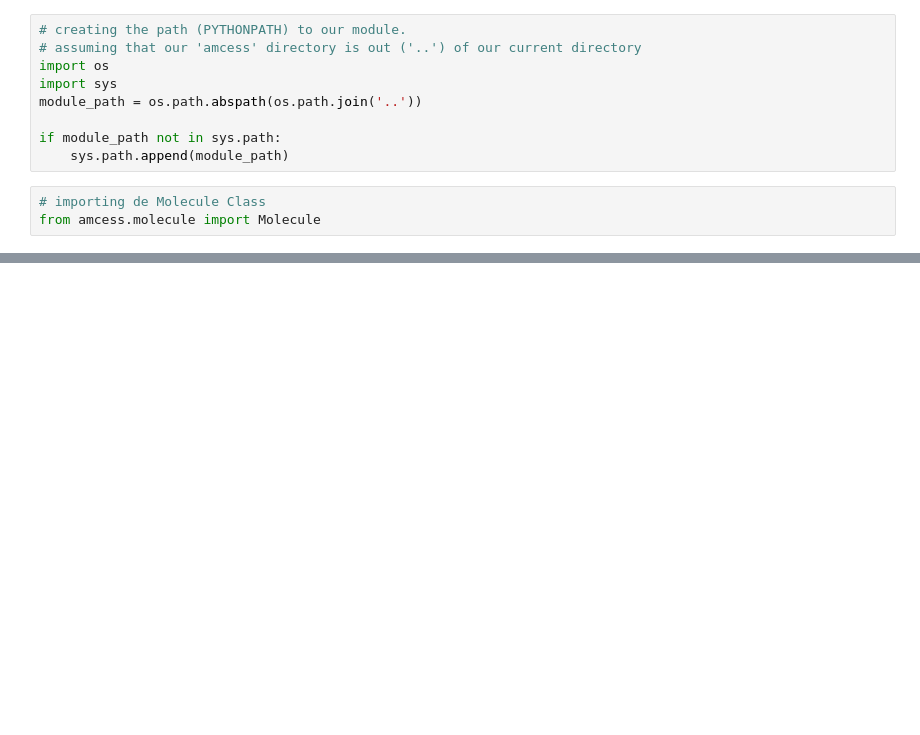
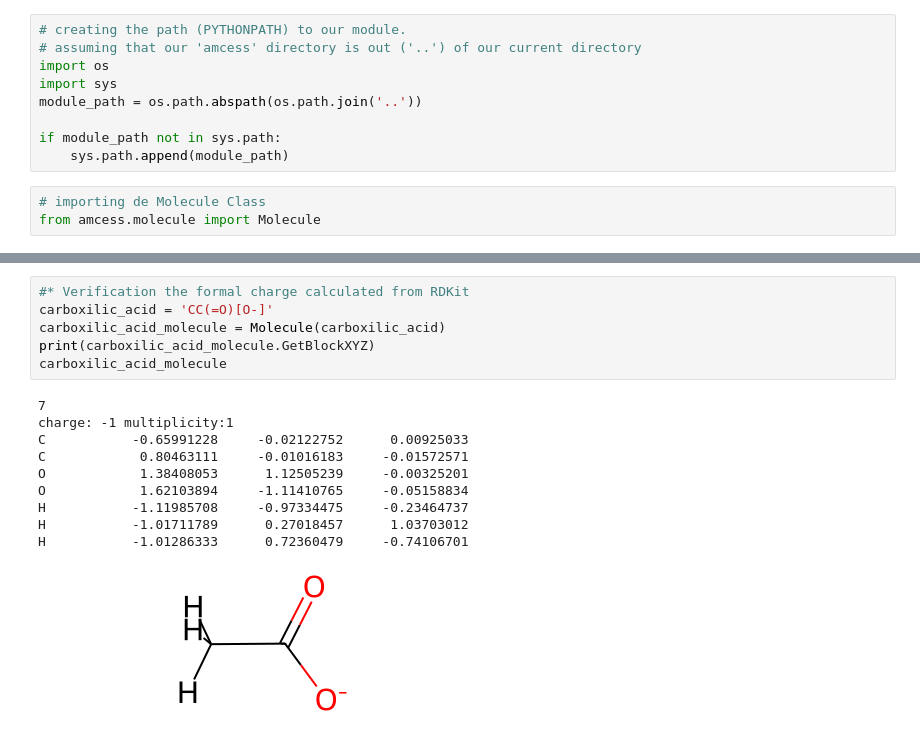
Before and after one commit to e-florez/amcess, a Jupyter notebook: workflow/08_rdkit.ipynb, the cells around one changed output, grey strips where cells are left out. Saved outputs shown, nothing was run; the diff lists cells and outputs as text; blank space fills up the shorter version.

Commit message:
encapsule Mol class from rdkit into Molecule class, uptade 08 jupyter, now work with Mol object

```diff
--- a/workflow/08_rdkit.ipynb
+++ b/workflow/08_rdkit.ipynb
@@ -12,0 +80,17 @@ from amcess.molecule import Molecule
+# %%
+#* Verification the formal charge calculated from RDKit
+carboxilic_acid = 'CC(=O)[O-]'
+carboxilic_acid_molecule = Molecule(carboxilic_acid)
+print(carboxilic_acid_molecule.GetBlockXYZ)
+carboxilic_acid_molecule
+# %% [output]
+7
+charge: -1 multiplicity:1
+C           -0.65991228     -0.02122752      0.00925033
+C            0.80463111     -0.01016183     -0.01572571
+O            1.38408053      1.12505239     -0.00325201
+O            1.62103894     -1.11410765     -0.05158834
+H           -1.11985708     -0.97334475     -0.23464737
+H           -1.01711789      0.27018457      1.03703012
+H           -1.01286333      0.72360479     -0.74106701
+[figure, added]
```
Also changed, not shown: parts of 20 cells of this notebook, 2 other files.
